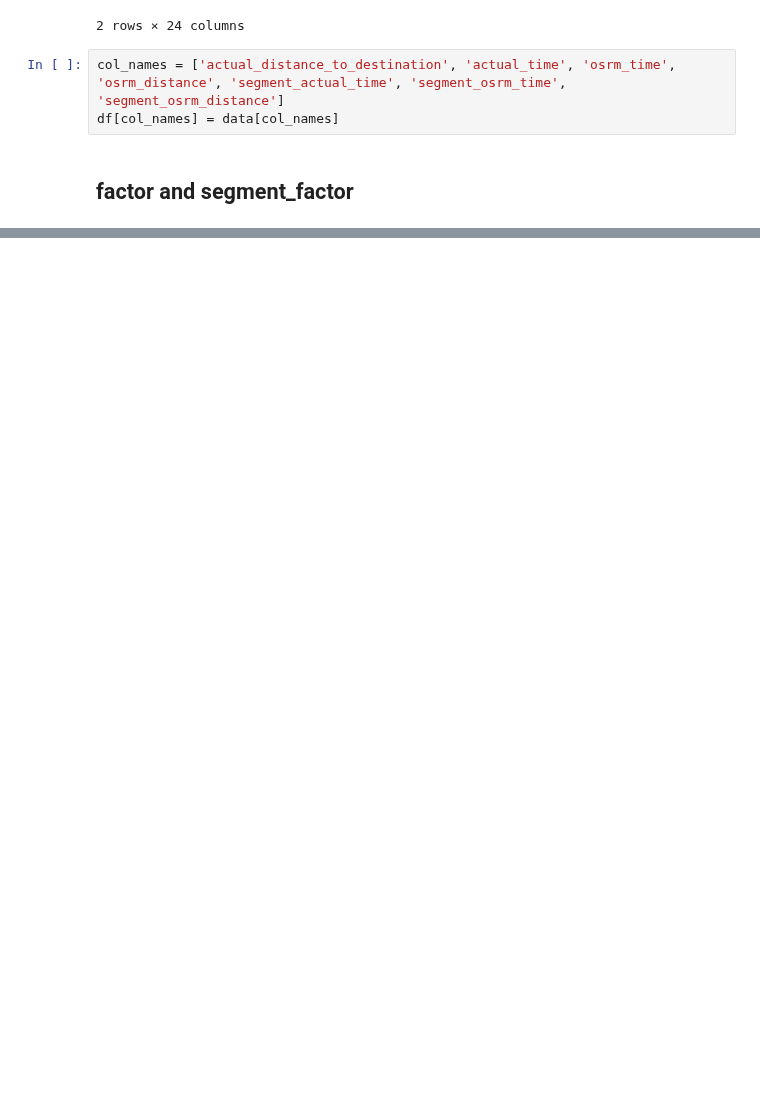
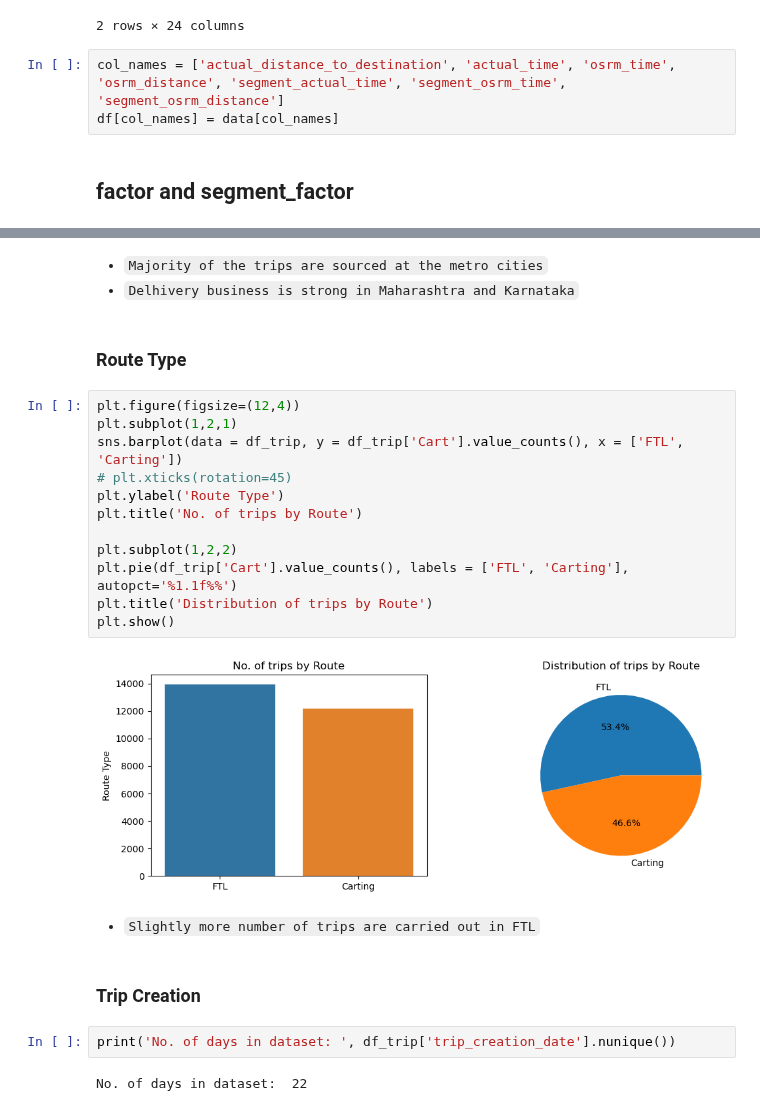
Before and after one commit to muthuganeshece/Business-Case-Study, a Jupyter notebook: Delhivery/Notebook/Delhivery_FeatureEngineering.ipynb, the cells around one changed output, grey strips where cells are left out. Drawn from its saved outputs; the diff is of its cells as text; blank space fills up the shorter version.

```diff
--- a/Delhivery/Notebook/Delhivery_FeatureEngineering.ipynb
+++ b/Delhivery/Notebook/Delhivery_FeatureEngineering.ipynb
@@ -598,0 +579,27 @@ plt.pie(df_trip['Cart'].value_counts())
+# %% [markdown]
+- `Majority of the trips are sourced at the metro cities`
+- `Delhivery business is strong in Maharashtra and Karnataka`
+# %% [markdown]
+### Route Type
+# %%
+plt.figure(figsize=(12,4))
+plt.subplot(1,2,1)
+sns.barplot(data = df_trip, y = df_trip['Cart'].value_counts(), x = ['FTL', 'Carting'])
+# plt.xticks(rotation=45)
+plt.ylabel('Route Type')
+plt.title('No. of trips by Route')
+
+plt.subplot(1,2,2)
+plt.pie(df_trip['Cart'].value_counts(), labels = ['FTL', 'Carting'], autopct='%1.1f%%')
+plt.title('Distribution of trips by Route')
+plt.show()
+# %% [output]
+[figure, added]
+# %% [markdown]
+- `Slightly more number of trips are carried out in FTL`
+# %% [markdown]
+### Trip Creation
+# %%
+print('No. of days in dataset: ', df_trip['trip_creation_date'].nunique())
+# %% [output]
+No. of days in dataset:  22
```
Also changed, not shown: parts of 55 cells of this notebook.
